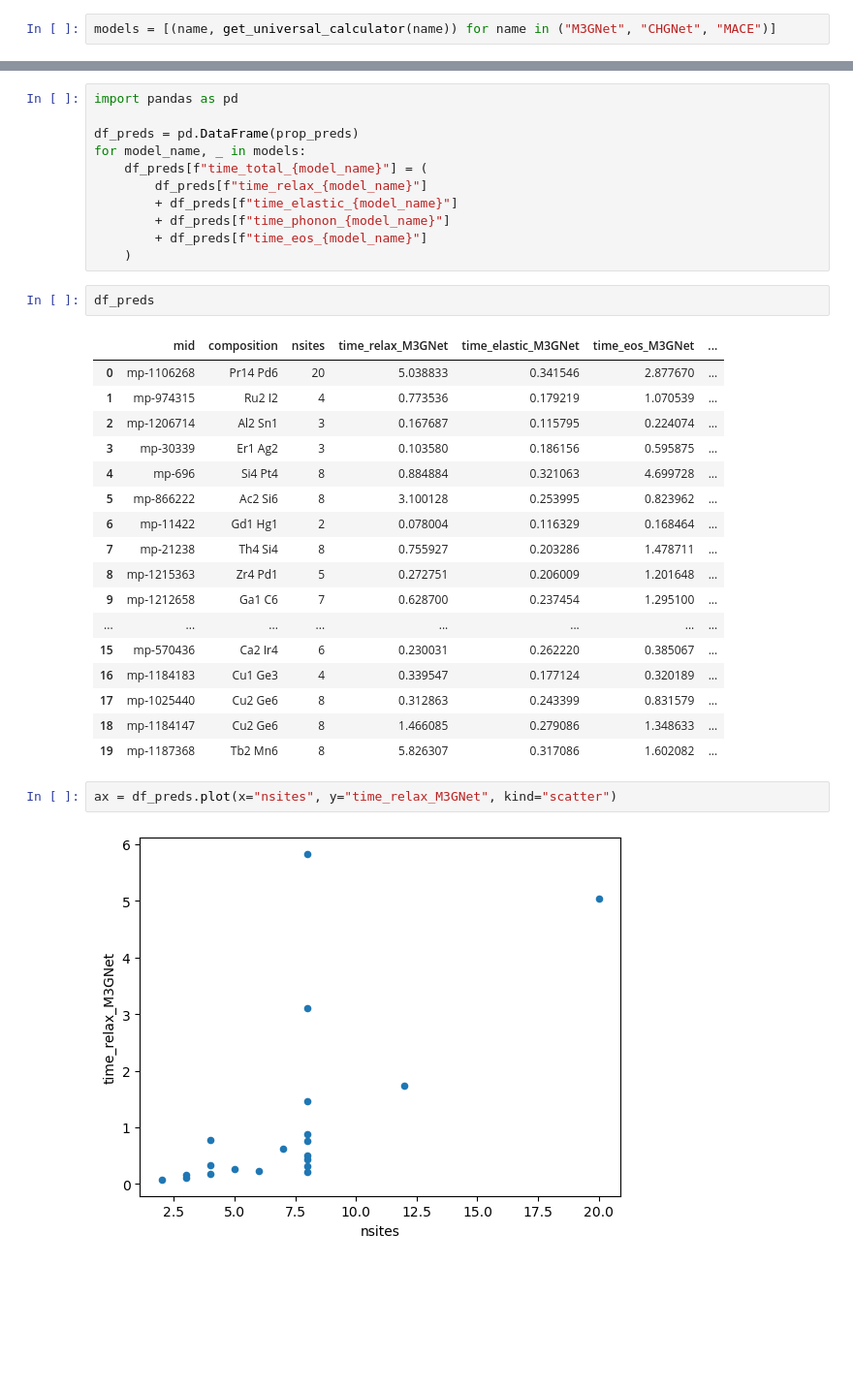
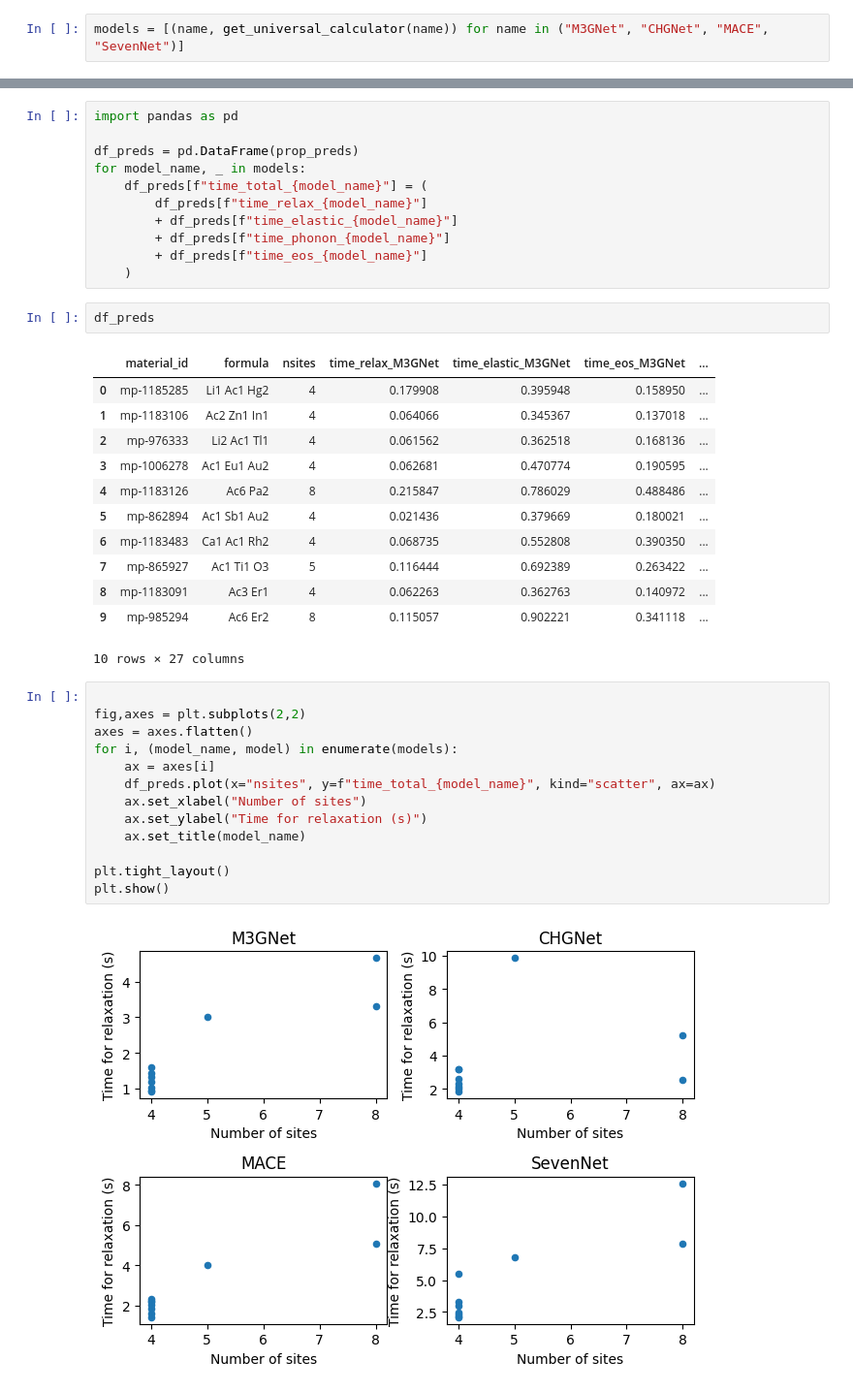
Before and after one commit to materialsvirtuallab/matcalc, a Jupyter notebook: examples/Calculating MLIP properties.ipynb, the cells around one changed output, grey strips where cells are left out. Shown at 97% size. Drawn from its saved outputs; the diff is of its cells as text; blank space fills up the shorter version.

Commit message:
Add SevenNet to example notebook

```diff
--- a/examples/Calculating MLIP properties.ipynb
+++ b/examples/Calculating MLIP properties.ipynb
@@ -16,7 +18,7 @@ mp_data = MPRester().materials.search(
     num_sites=(1, 8), fields=["material_id", "structure"], num_chunks=1, chunk_size=100
 )
 # %%
-models = [(name, get_universal_calculator(name)) for name in ("M3GNet", "CHGNet", "MACE")]
+models = [(name, get_universal_calculator(name)) for name in ("M3GNet", "CHGNet", "MACE", "SevenNet")]
 # %% [output]
 CHGNet v0.3.0 initialized with 412,525 parameters
 CHGNet will run on mps
@@ -66,25 +68,31 @@ for model_name, _ in models:
 # %%
 df_preds
 # %% [output]
-|  | mid | composition | nsites | time_relax_M3GNet | time_elastic_M3GNet | time_eos_M3GNet | ... |
-| 0 | mp-1106268 | Pr14 Pd6 | 20 | 5.038833 | 0.341546 | 2.877670 | ... |
-| 1 | mp-974315 | Ru2 I2 | 4 | 0.773536 | 0.179219 | 1.070539 | ... |
-| 2 | mp-1206714 | Al2 Sn1 | 3 | 0.167687 | 0.115795 | 0.224074 | ... |
-| 3 | mp-30339 | Er1 Ag2 | 3 | 0.103580 | 0.186156 | 0.595875 | ... |
-| 4 | mp-696 | Si4 Pt4 | 8 | 0.884884 | 0.321063 | 4.699728 | ... |
-| 5 | mp-866222 | Ac2 Si6 | 8 | 3.100128 | 0.253995 | 0.823962 | ... |
-| 6 | mp-11422 | Gd1 Hg1 | 2 | 0.078004 | 0.116329 | 0.168464 | ... |
-| 7 | mp-21238 | Th4 Si4 | 8 | 0.755927 | 0.203286 | 1.478711 | ... |
-| 8 | mp-1215363 | Zr4 Pd1 | 5 | 0.272751 | 0.206009 | 1.201648 | ... |
-| 9 | mp-1212658 | Ga1 C6 | 7 | 0.628700 | 0.237454 | 1.295100 | ... |
-| ... | ... | ... | ... | ... | ... | ... | ... |
-| 15 | mp-570436 | Ca2 Ir4 | 6 | 0.230031 | 0.262220 | 0.385067 | ... |
-| 16 | mp-1184183 | Cu1 Ge3 | 4 | 0.339547 | 0.177124 | 0.320189 | ... |
-| 17 | mp-1025440 | Cu2 Ge6 | 8 | 0.312863 | 0.243399 | 0.831579 | ... |
-| 18 | mp-1184147 | Cu2 Ge6 | 8 | 1.466085 | 0.279086 | 1.348633 | ... |
-| 19 | mp-1187368 | Tb2 Mn6 | 8 | 5.826307 | 0.317086 | 1.602082 | ... |
+|  | material_id | formula | nsites | time_relax_M3GNet | time_elastic_M3GNet | time_eos_M3GNet | ... |
+| 0 | mp-1185285 | Li1 Ac1 Hg2 | 4 | 0.179908 | 0.395948 | 0.158950 | ... |
+| 1 | mp-1183106 | Ac2 Zn1 In1 | 4 | 0.064066 | 0.345367 | 0.137018 | ... |
+| 2 | mp-976333 | Li2 Ac1 Tl1 | 4 | 0.061562 | 0.362518 | 0.168136 | ... |
+| 3 | mp-1006278 | Ac1 Eu1 Au2 | 4 | 0.062681 | 0.470774 | 0.190595 | ... |
+| 4 | mp-1183126 | Ac6 Pa2 | 8 | 0.215847 | 0.786029 | 0.488486 | ... |
+| 5 | mp-862894 | Ac1 Sb1 Au2 | 4 | 0.021436 | 0.379669 | 0.180021 | ... |
+| 6 | mp-1183483 | Ca1 Ac1 Rh2 | 4 | 0.068735 | 0.552808 | 0.390350 | ... |
+| 7 | mp-865927 | Ac1 Ti1 O3 | 5 | 0.116444 | 0.692389 | 0.263422 | ... |
+| 8 | mp-1183091 | Ac3 Er1 | 4 | 0.062263 | 0.362763 | 0.140972 | ... |
+| 9 | mp-985294 | Ac6 Er2 | 8 | 0.115057 | 0.902221 | 0.341118 | ... |
+10 rows × 27 columns
 # %%
-ax = df_preds.plot(x="nsites", y="time_relax_M3GNet", kind="scatter")
+
+fig,axes = plt.subplots(2,2)
+axes = axes.flatten()
+for i, (model_name, model) in enumerate(models):
+    ax = axes[i]
+    df_preds.plot(x="nsites", y=f"time_total_{model_name}", kind="scatter", ax=ax)
+    ax.set_xlabel("Number of sites")
+    ax.set_ylabel("Time for relaxation (s)")
+    ax.set_title(model_name)
+
+plt.tight_layout()
+plt.show()
 # %% [output]
-[figure, old version]
+[figure, new version]
 # %%
```
Also changed, not shown: parts of 3 cells of this notebook.
